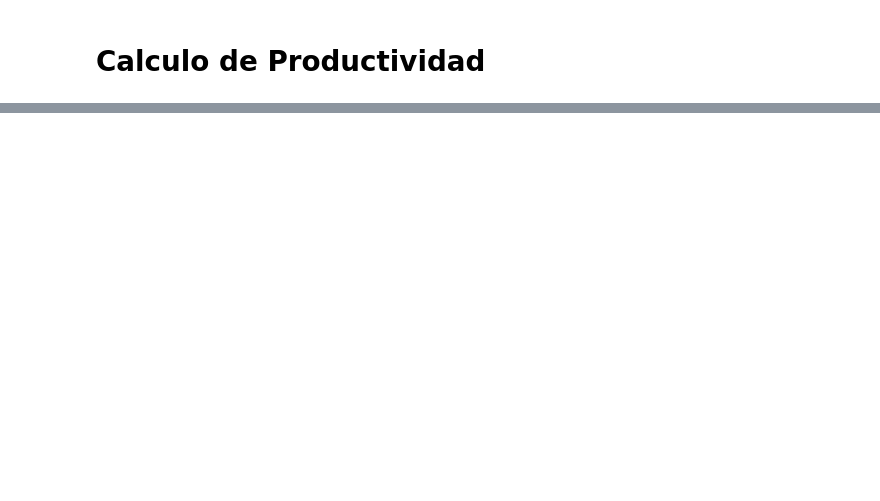
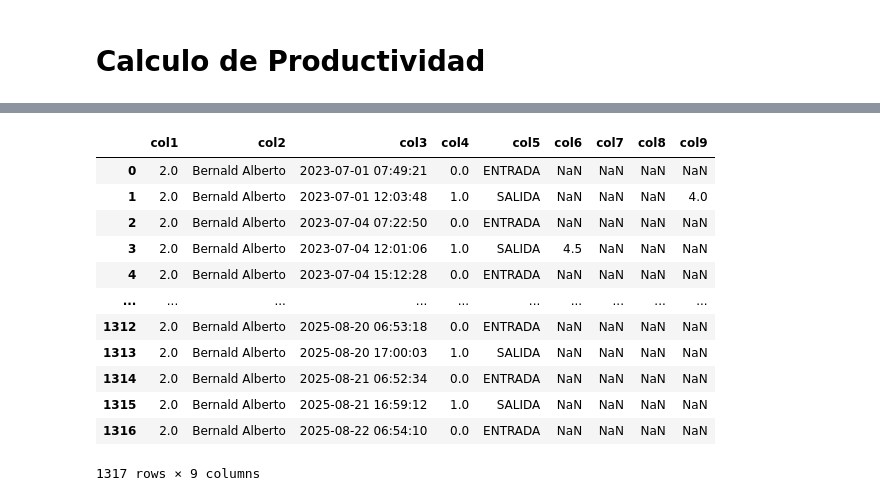
Before and after one commit to hzaquelli82/APSA-Dashboard, a Jupyter notebook: Notebook/Productividad.ipynb, the cells around one changed output, grey strips where cells are left out. Saved outputs shown, nothing was run; the diff lists cells and outputs as text; code cells hidden in the pictures; blank space fills up the shorter version.

```diff
--- a/Notebook/Productividad.ipynb
+++ b/Notebook/Productividad.ipynb
@@ -34,0 +54,16 @@ Dimensiones (filas, columnas): (171, 7)
+# %%
+dict_gral['BERNALD Alberto']
+# %% [output]
+|  | col1 | col2 | col3 | col4 | col5 | col6 | col7 | col8 | col9 |
+| 0 | 2.0 | Bernald Alberto | 2023-07-01 07:49:21 | 0.0 | ENTRADA | NaN | NaN | NaN | NaN |
+| 1 | 2.0 | Bernald Alberto | 2023-07-01 12:03:48 | 1.0 | SALIDA | NaN | NaN | NaN | 4.0 |
+| 2 | 2.0 | Bernald Alberto | 2023-07-04 07:22:50 | 0.0 | ENTRADA | NaN | NaN | NaN | NaN |
+| 3 | 2.0 | Bernald Alberto | 2023-07-04 12:01:06 | 1.0 | SALIDA | 4.5 | NaN | NaN | NaN |
+| 4 | 2.0 | Bernald Alberto | 2023-07-04 15:12:28 | 0.0 | ENTRADA | NaN | NaN | NaN | NaN |
+| ... | ... | ... | ... | ... | ... | ... | ... | ... | ... |
+| 1312 | 2.0 | Bernald Alberto | 2025-08-20 06:53:18 | 0.0 | ENTRADA | NaN | NaN | NaN | NaN |
+| 1313 | 2.0 | Bernald Alberto | 2025-08-20 17:00:03 | 1.0 | SALIDA | NaN | NaN | NaN | NaN |
+| 1314 | 2.0 | Bernald Alberto | 2025-08-21 06:52:34 | 0.0 | ENTRADA | NaN | NaN | NaN | NaN |
+| 1315 | 2.0 | Bernald Alberto | 2025-08-21 16:59:12 | 1.0 | SALIDA | NaN | NaN | NaN | NaN |
+| 1316 | 2.0 | Bernald Alberto | 2025-08-22 06:54:10 | 0.0 | ENTRADA | NaN | NaN | NaN | NaN |
+1317 rows × 9 columns
```
Also changed, not shown: parts of 14 cells of this notebook, 4 other files.
